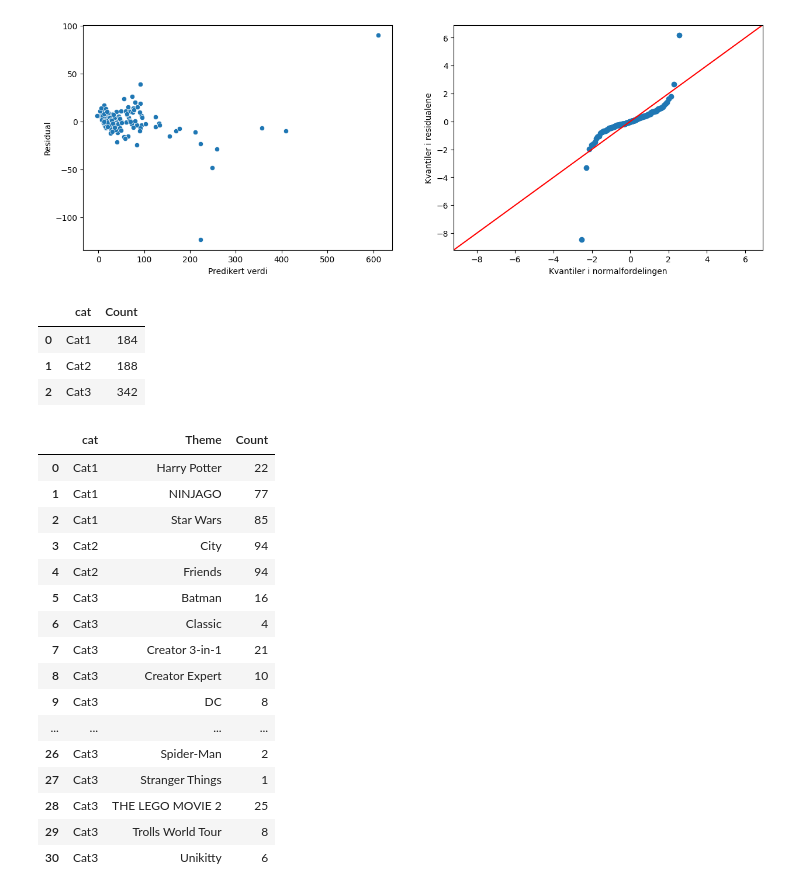
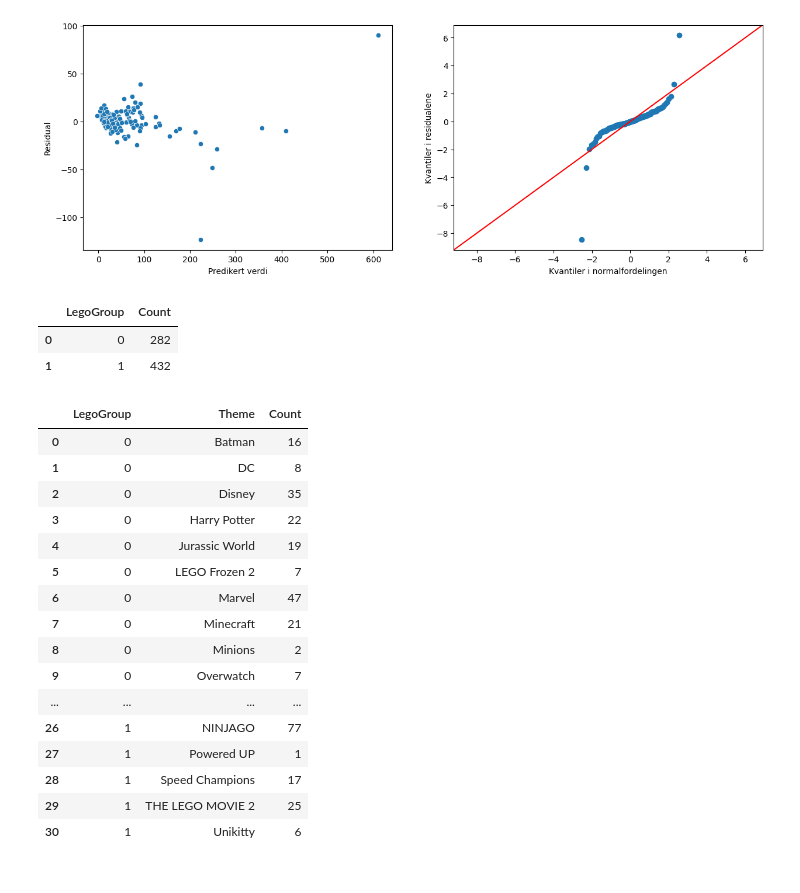
Before and after one commit to ViktorGrev/ISTT1003_Statistikk, a Jupyter notebook: src/viktor_test/oppg1.ipynb, the cells around one changed output. Drawn from its saved outputs; the diff is of its cells as text; code cells hidden in the pictures.

```diff
--- a/src/viktor_test/oppg1.ipynb
+++ b/src/viktor_test/oppg1.ipynb
@@ -112,0 +133,4 @@ Name: count, dtype: int64
+# %%
+df2['LegoGroup'] = np.where(df2['Theme'].isin(['Harry Potter', 'Star Wars', 'Batman', 'DC', 'Disney', 'Marvel', 'Minecraft', 'LEGO Frozen 2', 'Trolls World Tour', 'Minions', 'Powerpuff Girls', 'Jurassic World', 'Overwatch', 'Spider-Man', 'Stranger Things']), 0,
+                      np.where(df2['Theme'].isin(['City', 'Friends', 'Unikitty', 'NINJAGO', 'DUPLO', 'THE LEGO MOVIE 2', 'Speed Champions', 'Hidden Side', 'Classic', 'Juniors', 'Creator 3-in-1', 'Ideas', 'Creator Expert', 'Monkie Kid', 'Minifigures', 'Powered UP']), 1, 2))
+df2.groupby(['LegoGroup']).size().reset_index(name = 'Count')
@@ -438,31 +615,30 @@ plt.show()
 # %%
 # Gruppere temaer i nye grupper:
 # (Harry Potter, NINJAGO og Star Wars havner i én gruppe, City og Friends i en annen, og alle andre i en tredje)
-df2['cat'] = np.where(df2['Theme'].isin(['Harry Potter', 'NINJAGO', 'Star Wars']), 'Cat1',
-                      np.where(df2['Theme'].isin(['City', 'Friends']), 'Cat2', 'Cat3'))
-df2.groupby(['cat']).size().reset_index(name = 'Count')
+df2['LegoGroup'] = np.where(df2['Theme'].isin(['Harry Potter', 'Star Wars', 'Batman', 'DC', 'Disney', 'Marvel', 'Minecraft', 'LEGO Frozen 2', 'Trolls World Tour', 'Minions', 'Powerpuff Girls', 'Jurassic World', 'Overwatch', 'Spider-Man', 'Stranger Things']), 0,
+                      np.where(df2['Theme'].isin(['City', 'Friends', 'Unikitty', 'NINJAGO', 'DUPLO', 'THE LEGO MOVIE 2', 'Speed Champions', 'Hidden Side', 'Classic', 'Juniors', 'Creator 3-in-1', 'Ideas', 'Creator Expert', 'Monkie Kid', 'Minifigures', 'Powered UP']), 1, 2))
+df2.groupby(['LegoGroup']).size().reset_index(name = 'Count')
 # %% [output]
-|  | cat | Count |
-| 0 | Cat1 | 184 |
-| 1 | Cat2 | 188 |
-| 2 | Cat3 | 342 |
+|  | LegoGroup | Count |
+| 0 | 0 | 282 |
+| 1 | 1 | 432 |
 # %%
-df2.groupby(['cat', 'Theme']).size().reset_index(name = 'Count')
+df2.groupby(['LegoGroup', 'Theme']).size().reset_index(name = 'Count')
 # %% [output]
-|  | cat | Theme | Count |
-| 0 | Cat1 | Harry Potter | 22 |
-| 1 | Cat1 | NINJAGO | 77 |
-| 2 | Cat1 | Star Wars | 85 |
-| 3 | Cat2 | City | 94 |
-| 4 | Cat2 | Friends | 94 |
-| 5 | Cat3 | Batman | 16 |
-| 6 | Cat3 | Classic | 4 |
-| 7 | Cat3 | Creator 3-in-1 | 21 |
-| 8 | Cat3 | Creator Expert | 10 |
-| 9 | Cat3 | DC | 8 |
+|  | LegoGroup | Theme | Count |
+| 0 | 0 | Batman | 16 |
+| 1 | 0 | DC | 8 |
+| 2 | 0 | Disney | 35 |
+| 3 | 0 | Harry Potter | 22 |
+| 4 | 0 | Jurassic World | 19 |
+| 5 | 0 | LEGO Frozen 2 | 7 |
+| 6 | 0 | Marvel | 47 |
+| 7 | 0 | Minecraft | 21 |
+| 8 | 0 | Minions | 2 |
+| 9 | 0 | Overwatch | 7 |
 | ... | ... | ... | ... |
-| 26 | Cat3 | Spider-Man | 2 |
-| 27 | Cat3 | Stranger Things | 1 |
-| 28 | Cat3 | THE LEGO MOVIE 2 | 25 |
-| 29 | Cat3 | Trolls World Tour | 8 |
-| 30 | Cat3 | Unikitty | 6 |
+| 26 | 1 | NINJAGO | 77 |
+| 27 | 1 | Powered UP | 1 |
+| 28 | 1 | Speed Champions | 17 |
+| 29 | 1 | THE LEGO MOVIE 2 | 25 |
+| 30 | 1 | Unikitty | 6 |
```
Also changed, not shown: parts of 26 cells of this notebook, 1 other file.
